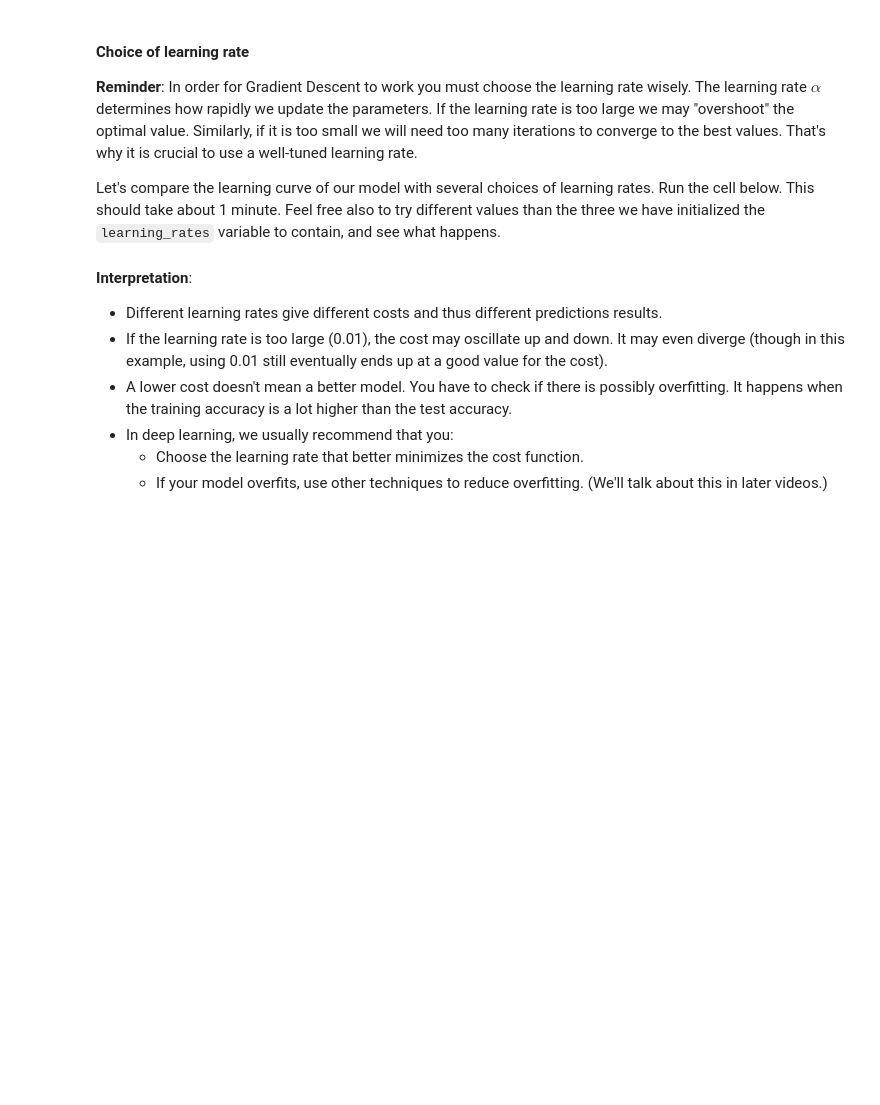
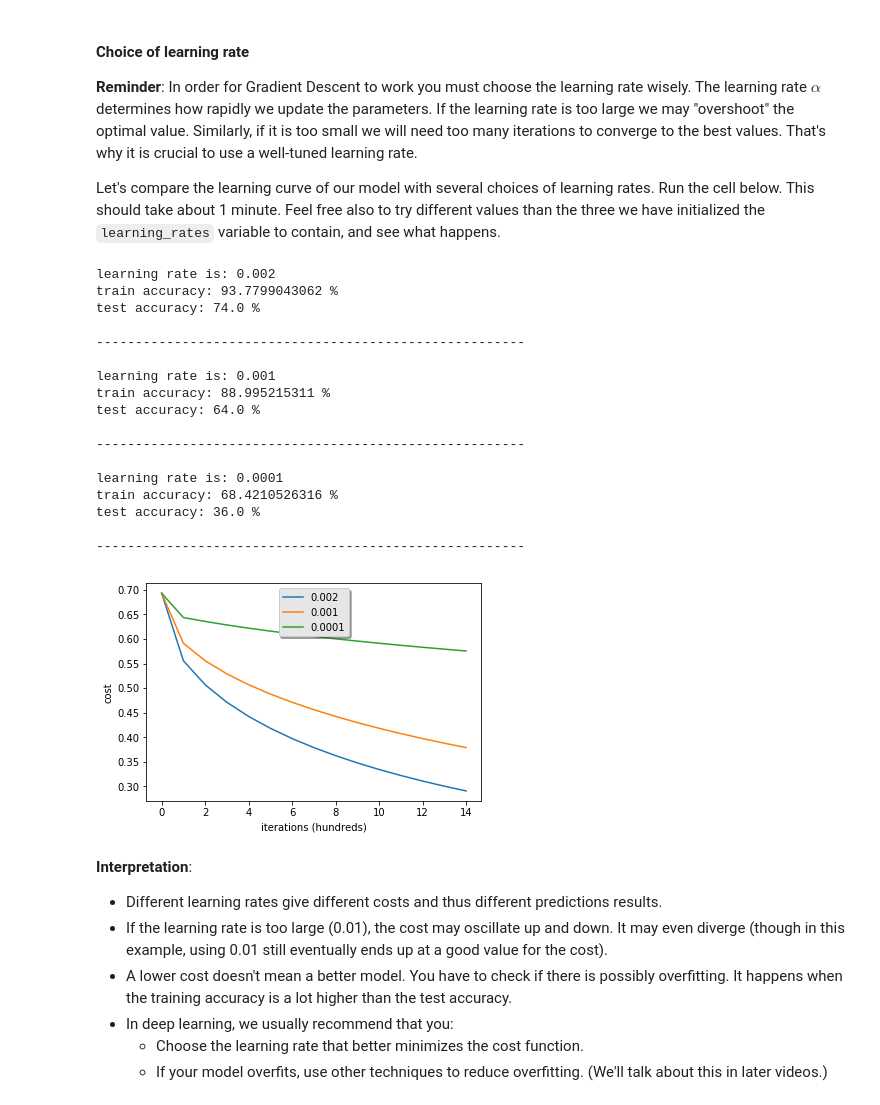
Before and after one commit to boichonoc/ml_course, a Jupyter notebook: Week_1/Logistic_regression_as_a_neural_network/Logistic Regression with a Neural Network mindset v5.ipynb, the cells around one changed output. Drawn from its saved outputs; the diff is of its cells as text; code cells hidden in the pictures; blank space fills up the shorter version.

```diff
--- a/Week_1/Logistic_regression_as_a_neural_network/Logistic Regression with a Neural Network mindset v5.ipynb
+++ b/Week_1/Logistic_regression_as_a_neural_network/Logistic Regression with a Neural Network mindset v5.ipynb
@@ -326,14 +350,14 @@ def propagate(w, b, X, Y):
 
     # FORWARD PROPAGATION (FROM X TO COST)
     ### START CODE HERE ### (≈ 2 lines of code)
-    A = None                                    # compute activation
-    cost = None                                 # compute cost
+    A = sigmoid(np.dot(w.T, X) + b)                                   # compute activation
+    cost = (-1)*(np.sum((Y*np.log(A) + (1-Y)*np.log(1-A))))/m         # compute cost
     ### END CODE HERE ###
 
     # BACKWARD PROPAGATION (TO FIND GRAD)
     ### START CODE HERE ### (≈ 2 lines of code)
-    dw = None
-    db = None
+    dw = np.dot(X, (A-Y).T)/m
+    db = np.sum((A-Y))/m
     ### END CODE HERE ###
 
     assert(dw.shape == w.shape)
@@ -411,7 +441,7 @@ def optimize(w, b, X, Y, num_iterations, learning_rate, print_cost = False):
 
         # Cost and gradient calculation (≈ 1-4 lines of code)
         ### START CODE HERE ###
-        grads, cost = None
+        grads, cost = propagate(w, b, X, Y)
         ### END CODE HERE ###
 
         # Retrieve derivatives from grads
@@ -420,8 +450,8 @@ def optimize(w, b, X, Y, num_iterations, learning_rate, print_cost = False):
 
         # update rule (≈ 2 lines of code)
         ### START CODE HERE ###
-        w = None
-        b = None
+        w = w - learning_rate*dw
+        b = b - learning_rate*db
         ### END CODE HERE ###
 
         # Record the costs
@@ -499,14 +536,17 @@ def predict(w, b, X):
 
     # Compute vector "A" predicting the probabilities of a cat being present in the picture
     ### START CODE HERE ### (≈ 1 line of code)
-    A = None
+    A = sigmoid(np.dot(w.T, X) + b)
     ### END CODE HERE ###
 
     for i in range(A.shape[1]):
 
         # Convert probabilities A[0,i] to actual predictions p[0,i]
         ### START CODE HERE ### (≈ 4 lines of code)
-        pass
+        if A[0, i] > 0.5:
+            Y_prediction[0, i] = 1
+        else:
+            Y_prediction[0, i] = 0
         ### END CODE HERE ###
 
     assert(Y_prediction.shape == (1, m))
@@ -552,7 +594,7 @@ You will now see how the overall model is structured by putting together all the
 # %%
 # GRADED FUNCTION: model
 
-def model(X_train, Y_train, X_test, Y_test, num_iterations = 2000, learning_rate = 0.5, print_cost = False):
+def model(X_train, Y_train, X_test, Y_test, num_iterations, learning_rate, print_cost):
     """
     Builds the logistic regression model by calling the function you've implemented previously
 
@@ -572,18 +614,18 @@ def model(X_train, Y_train, X_test, Y_test, num_iterations = 2000, learning_rate
     ### START CODE HERE ###
 
     # initialize parameters with zeros (≈ 1 line of code)
-    w, b = None
+    w, b = initialize_with_zeros(X_train.shape[0])
 
     # Gradient descent (≈ 1 line of code)
-    parameters, grads, costs = None
+    parameters, grads, costs = optimize(w, b, X_train, Y_train, num_iterations, learning_rate, print_cost)
 
     # Retrieve parameters w and b from dictionary "parameters"
     w = parameters["w"]
     b = parameters["b"]
 
     # Predict test/train set examples (≈ 2 lines of code)
-    Y_prediction_test = None
-    Y_prediction_train = None
+    Y_prediction_test = predict(w, b, X_test)
+    Y_prediction_train = predict(w, b, X_train)
 
     ### END CODE HERE ###
 
@@ -662,23 +727,42 @@ In order for Gradient Descent to work you must choose the learning rate wisely.
 
 Let's compare the learning curve of our model with several choices of learning rates. Run the cell below. This should take about 1 minute. Feel free also to try different values than the three we have initialized the `learning_rates` variable to contain, and see what happens.
 # %%
-learning_rates = [0.01, 0.001, 0.0001]
+learning_rates = [0.002, 0.001, 0.0001]
 models = {}
 for i in learning_rates:
     print ("learning rate is: " + str(i))
     models[str(i)] = model(train_set_x, train_set_y, test_set_x, test_set_y, num_iterations = 1500, learning_rate = i, print_cost = False)
     print ('\n' + "-------------------------------------------------------" + '\n')
 
 for i in learning_rates:
     plt.plot(np.squeeze(models[str(i)]["costs"]), label= str(models[str(i)]["learning_rate"]))
 
 plt.ylabel('cost')
 plt.xlabel('iterations (hundreds)')
 
 legend = plt.legend(loc='upper center', shadow=True)
 frame = legend.get_frame()
 frame.set_facecolor('0.90')
 plt.show()
+# %% [output]
+learning rate is: 0.002
+train accuracy: 93.7799043062 %
+test accuracy: 74.0 %
+
+-------------------------------------------------------
+
+learning rate is: 0.001
+train accuracy: 88.995215311 %
+test accuracy: 64.0 %
+
+-------------------------------------------------------
+
+learning rate is: 0.0001
+train accuracy: 68.4210526316 %
+test accuracy: 36.0 %
+
+-------------------------------------------------------
+[figure, added]
 # %% [markdown]
 **Interpretation**:
 - Different learning rates give different costs and thus different predictions results.
```
Also changed, not shown: parts of 15 cells of this notebook, 2 other files.
